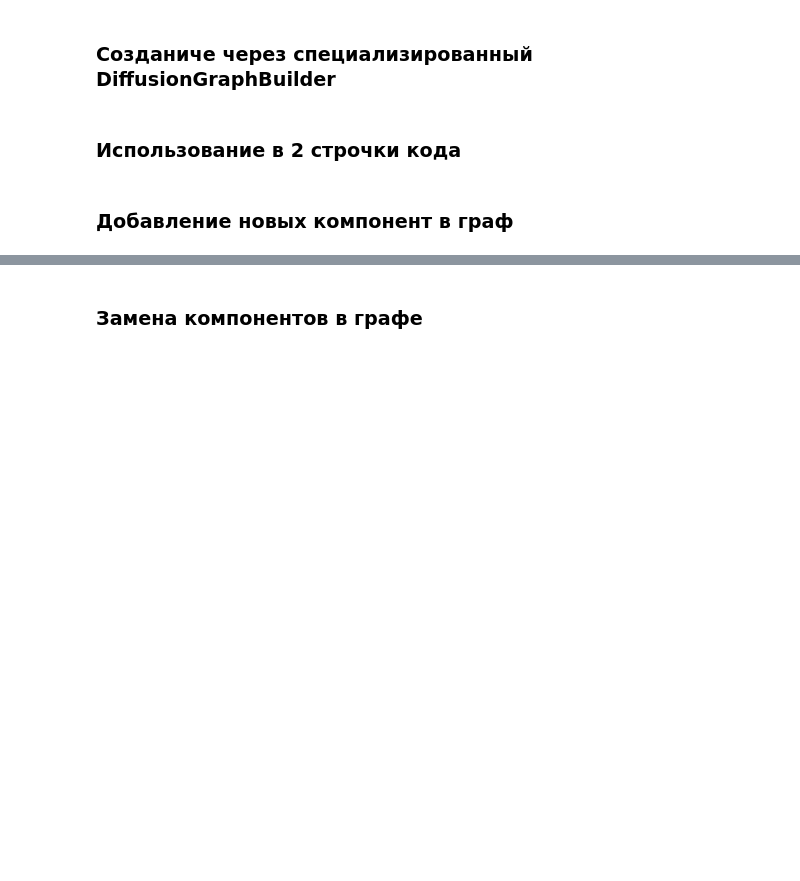
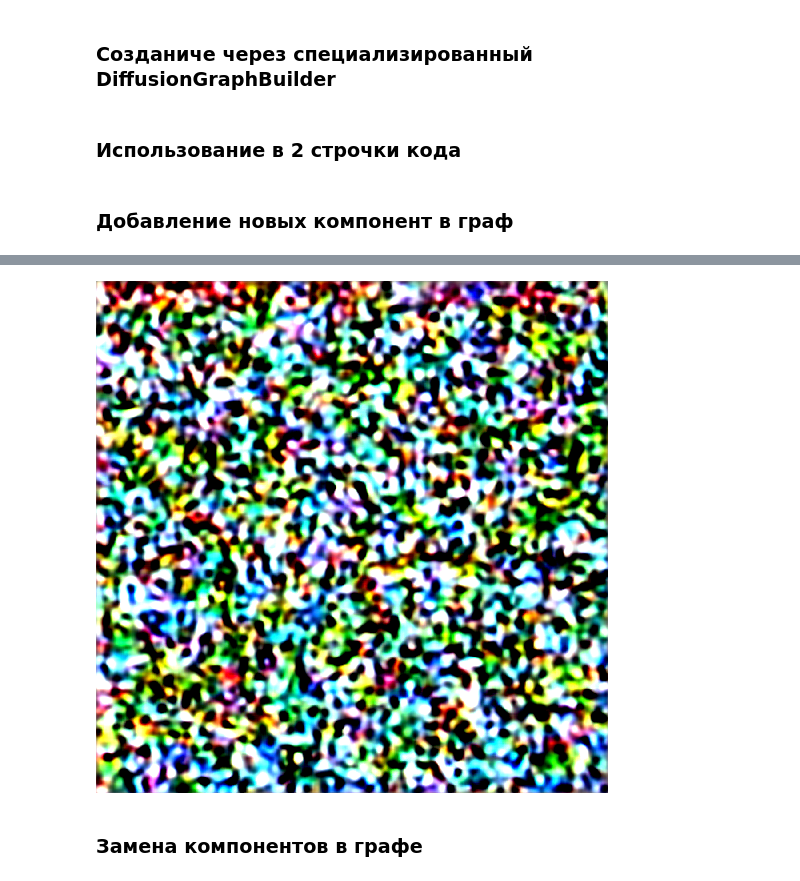
Before and after one commit to GrafikXxxxxxxYyyyyyyyyyy/YggDrasill, a Jupyter notebook: examples/diffusion_sd15.ipynb, the cells around one changed output, grey strips where cells are left out. Drawn from its saved outputs; the diff is of its cells as text; code cells hidden in the pictures; blank space fills up the shorter version.

Commit message:
add ip-adapter + controlnet to sd15 need fixes

```diff
--- a/examples/diffusion_sd15.ipynb
+++ b/examples/diffusion_sd15.ipynb
@@ -156,8 +150,9 @@ from yggdrasill import Hypergraph, DiffusionGraphBuilder
 graph = Hypergraph.from_template("sd15_text2image", device="cuda")
 
 builder = DiffusionGraphBuilder(graph)
-builder.add_component("ControlNet", "sd15.controlnet", pretrained="lllyasviel/sd-controlnet-canny")
+builder.add_component("CannyControlNet", "sd15.controlnet", pretrained="lllyasviel/sd-controlnet-canny")
+builder.add_component("DepthControlNet", "sd15.controlnet", pretrained="lllyasviel/sd-controlnet-depth")
 builder.add_component("IPAdapter", "sd15.ipadapter", pretrained="h94/IP-Adapter")
+builder.to("cuda")
 
 graph = builder.graph
-graph.to("cuda")
@@ -185,2 +177,30 @@ output.images[0]
+# %%
+output = graph.run(
+    prompt="A photo of an astronaut riding a horse on mars",
+    negative_prompt="blurry",
+    controlnet_image={
+        "CannyControlNet": "https://media.licdn.com/dms/image/v2/C5112AQExoUiRNUfNyg/article-cover_image-shrink_720_1280/article-cover_image-shrink_720_1280/0/1582133550471?e=2147483647&v=beta&t=SAvSWpaMfcrgAB_tWPHZkrvFEGRXKSKo-fuiORZU16I",
+        "DepthControlNet": "https://www.cyanilux.com/tutorials/depth/Preview.png",
+    },
+    controlnet_conditioning_scale={
+        "CannyControlNet": 0.5,
+        "DepthControlNet": 0.5,
+    },
+    ip_adapter_image={
+        "IPAdapter": "https://res.cloudinary.com/jerrick/image/upload/d_642250b563292b35f27461a7.png,f_jpg,fl_progressive,q_auto,w_1024/63dfe49d72df38001c5175bc.jpg",
+    },
+    ip_adapter_conditioning_scale={
+        "IPAdapter": 0.5,
+    },
+    num_inference_steps=50,
+    guidance_scale=7.5,
+    num_images_per_prompt=1,
+    seed=42,
+    width=512,
+)
+
+output.images[0]
+# %% [output]
+[figure, added]
 # %% [markdown]
 ### Замена компонентов в графе
```
Also changed, not shown: parts of 11 cells of this notebook, 24 other files.
